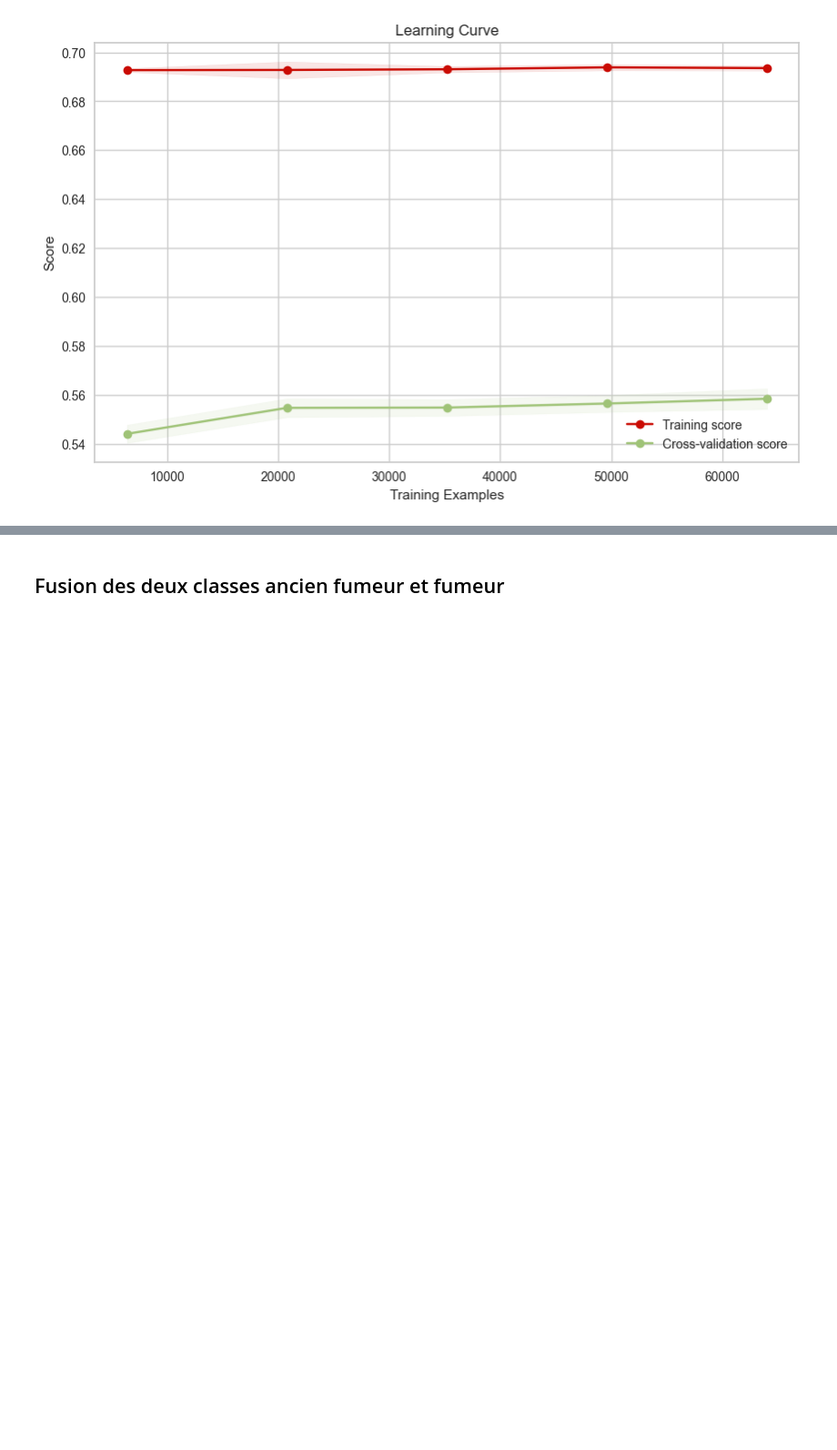
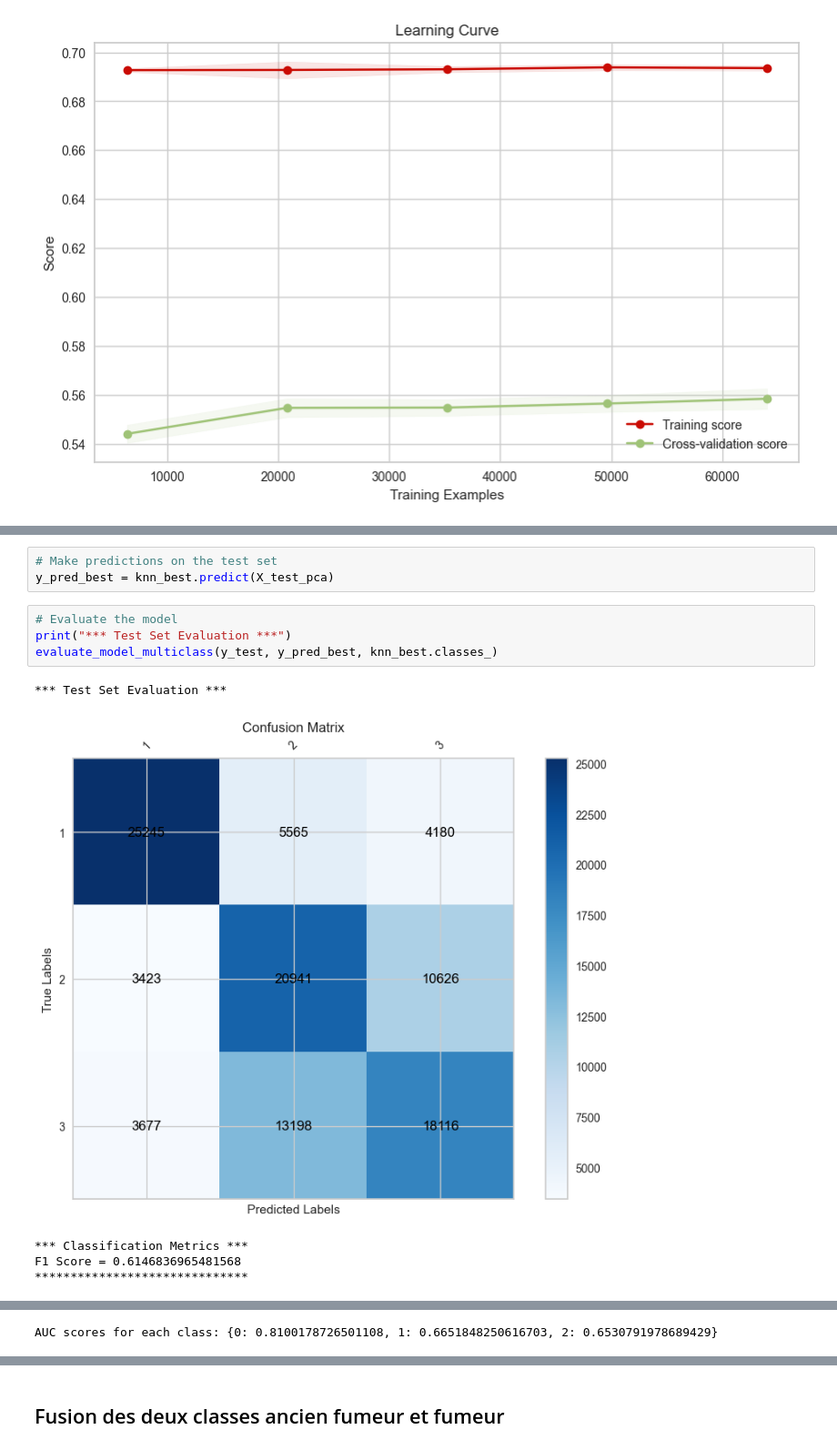
Before and after one commit to Merii-s/Machine-Learning-Smoking-multi-class-classification-, a Jupyter notebook: notebooks/modeling_KNN.ipynb, the cells around one changed output, grey strips where cells are left out. Shown at 91% size. Cells and saved outputs as stored; diff of their text form; blank space fills up the shorter version.

```diff
--- a/notebooks/modeling_KNN.ipynb
+++ b/notebooks/modeling_KNN.ipynb
@@ -472,0 +548,13 @@ plot_learning_curve(knn, X_train_pca, y_train, cv=5, train_sizes=np.linspace(0.1
+# %%
+# Make predictions on the test set
+y_pred_best = knn_best.predict(X_test_pca)
+# %%
+# Evaluate the model
+print("*** Test Set Evaluation ***")
+evaluate_model_multiclass(y_test, y_pred_best, knn_best.classes_)
+# %% [output]
+*** Test Set Evaluation ***
+[figure, added]
+*** Classification Metrics ***
+F1 Score = 0.6146836965481568
+******************************
@@ -472,0 +562 @@ plot_learning_curve(knn, X_train_pca, y_train, cv=5, train_sizes=np.linspace(0.1
+AUC scores for each class: {0: 0.8100178726501108, 1: 0.6651848250616703, 2: 0.6530791978689429}
```
Also changed, not shown: parts of 10 cells of this notebook.
